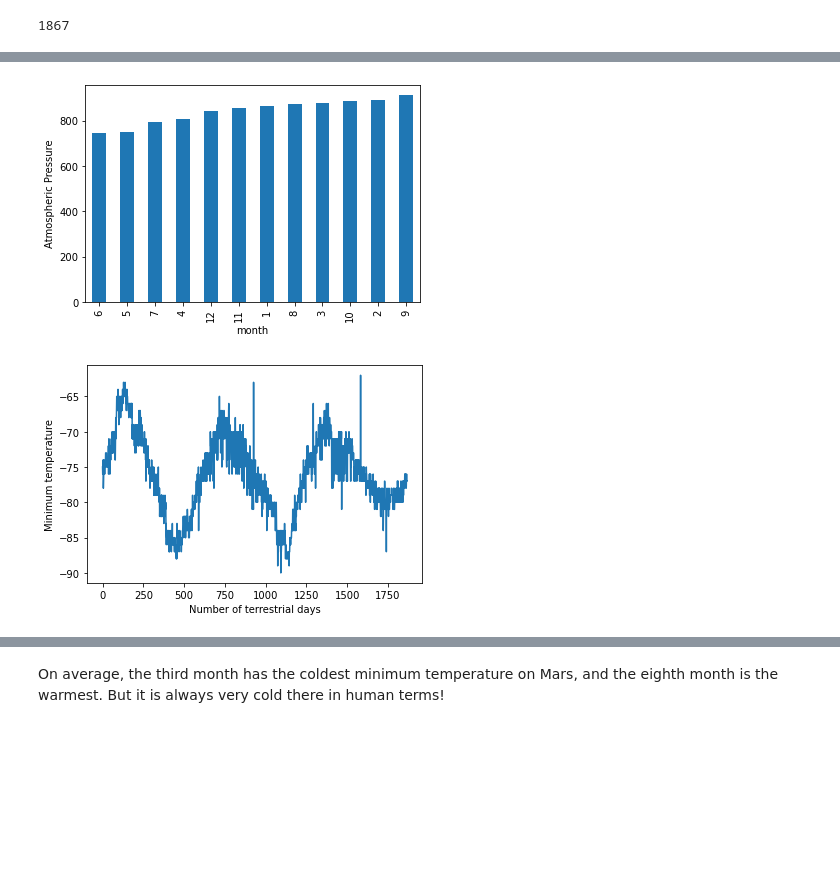
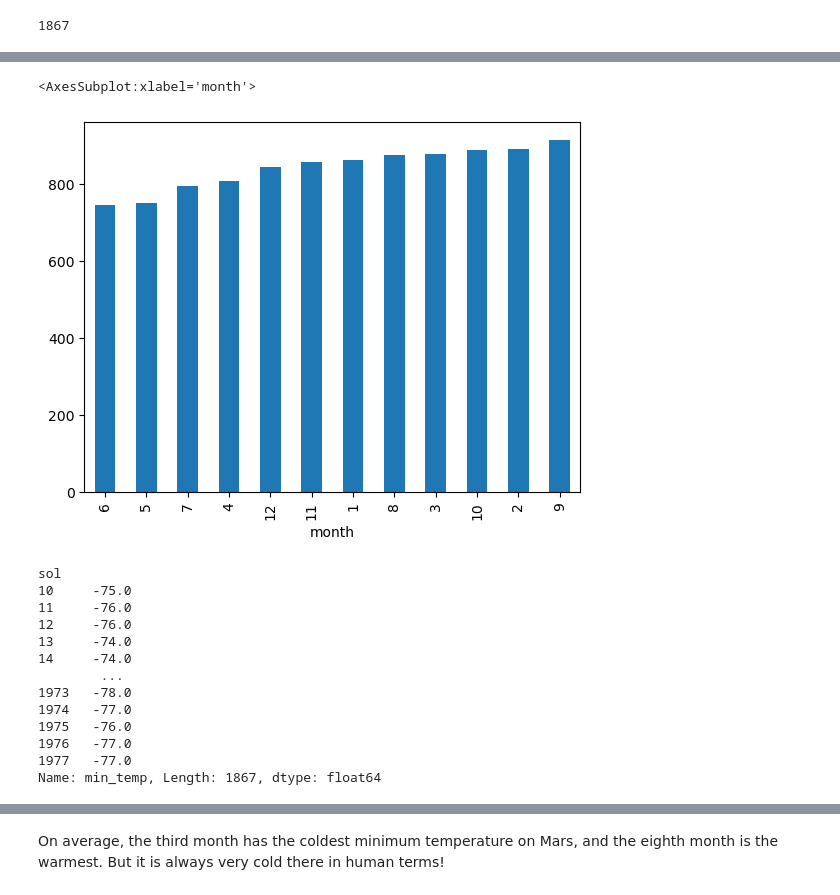
Before and after one commit to nnutley/Mission_to_Mars, a Jupyter notebook: part_2_mars_weather.ipynb, the cells around one changed output, grey strips where cells are left out. Cells and saved outputs as stored; diff of their text form; code cells hidden in the pictures; blank space fills up the shorter version.

```diff
--- a/part_2_mars_weather.ipynb
+++ b/part_2_mars_weather.ipynb
@@ -142,2 +134,10 @@ dtype: object
+# %%
+# Change data types for data analysis
+mars_data.terrestrial_date = pd.to_datetime(mars_data.terrestrial_date)
+mars_data.sol=mars_data.sol.astype('int')
+mars_data.ls=mars_data.ls.astype('int')
+mars_data.month=mars_data.month.astype('int')
+mars_data.min_temp=mars_data.min_temp.astype('float')
+mars_data.pressure=mars_data.pressure.astype('float')
 # %%
 # Confirm type changes were successful by examining data types again
@@ -214,5 +229,7 @@ Name: min_temp, dtype: float64
 # %%
 # 4. Average pressure by Martian month
+avg_press=mars_data.groupby(['month']).mean()['pressure']
+avg_press
 # %% [output]
 month
 1     862.488506
@@ -230,9 +247,26 @@ month
 Name: pressure, dtype: float64
 # %%
 # Plot the average pressure by month
+asc_press=avg_press.sort_values(ascending=True)
+asc_press.plot.bar(x='month')
 # %% [output]
+<AxesSubplot:xlabel='month'>
-[figure, old version]
+[figure, new version]
 # %%
 # 5. How many terrestrial (earth) days are there in a Martian year?
+days=mars_data.groupby(["sol"]).sum()["min_temp"]
+days
 # %% [output]
-[figure, removed]
+sol
+10     -75.0
+11     -76.0
+12     -76.0
+13     -74.0
+14     -74.0
+        ...
+1973   -78.0
+1974   -77.0
+1975   -76.0
+1976   -77.0
+1977   -77.0
+Name: min_temp, Length: 1867, dtype: float64
```
Also changed, not shown: parts of 11 cells of this notebook, 1 other file.
